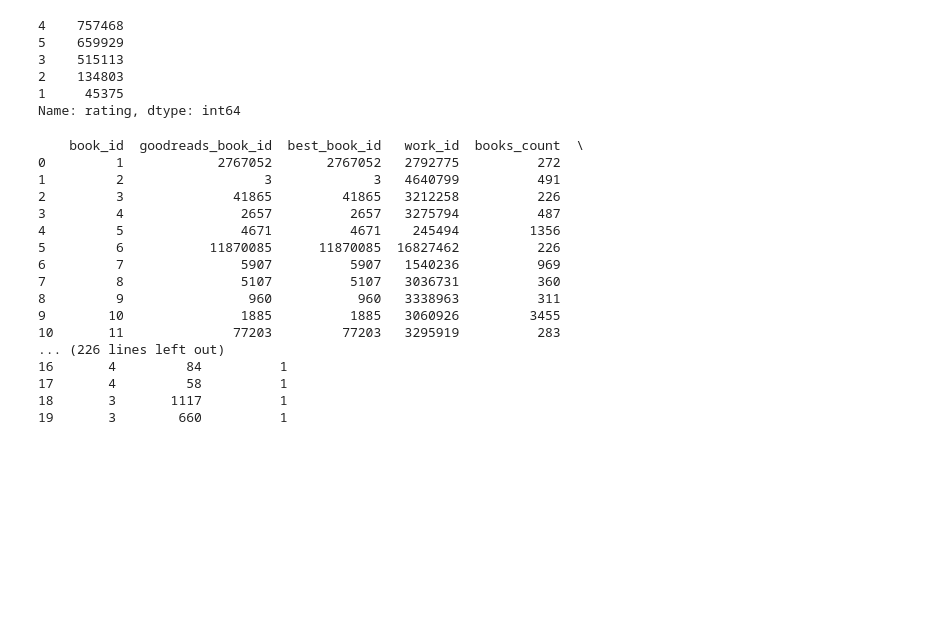
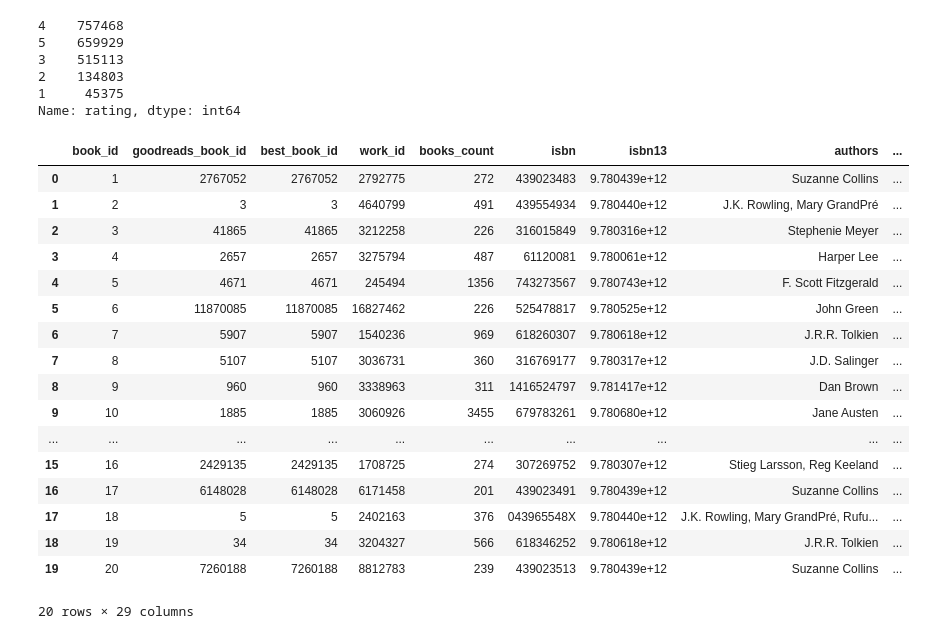
Before and after one commit to Padmapriya-09/Book_Recommender, a Jupyter notebook: data/process_data.ipynb, the cells around one changed output. Saved outputs shown, nothing was run; the diff lists cells and outputs as text; code cells hidden in the pictures; blank space fills up the shorter version.

```diff
--- a/data/process_data.ipynb
+++ b/data/process_data.ipynb
@@ -106,21 +107,21 @@ ratings.to_csv("finalratings.csv", index=False)
-# %%
-print(books.head(20))
-print(ratings.head(20))
-# %% [output]
-    book_id  goodreads_book_id  best_book_id   work_id  books_count  \
-0         1            2767052       2767052   2792775          272
-1         2                  3             3   4640799          491
-2         3              41865         41865   3212258          226
-3         4               2657          2657   3275794          487
-4         5               4671          4671    245494         1356
-5         6           11870085      11870085  16827462          226
-6         7               5907          5907   1540236          969
-7         8               5107          5107   3036731          360
-8         9                960           960   3338963          311
-9        10               1885          1885   3060926         3455
-10       11              77203         77203   3295919          283
-... (226 lines left out)
-16       4         84          1
-17       4         58          1
-18       3       1117          1
-19       3        660          1
+# %%
+books.head(20)
+# %% [output]
+|  | book_id | goodreads_book_id | best_book_id | work_id | books_count | isbn | isbn13 | authors | ... |
+| 0 | 1 | 2767052 | 2767052 | 2792775 | 272 | 439023483 | 9.780439e+12 | Suzanne Collins | ... |
+| 1 | 2 | 3 | 3 | 4640799 | 491 | 439554934 | 9.780440e+12 | J.K. Rowling, Mary GrandPré | ... |
+| 2 | 3 | 41865 | 41865 | 3212258 | 226 | 316015849 | 9.780316e+12 | Stephenie Meyer | ... |
+| 3 | 4 | 2657 | 2657 | 3275794 | 487 | 61120081 | 9.780061e+12 | Harper Lee | ... |
+| 4 | 5 | 4671 | 4671 | 245494 | 1356 | 743273567 | 9.780743e+12 | F. Scott Fitzgerald | ... |
+| 5 | 6 | 11870085 | 11870085 | 16827462 | 226 | 525478817 | 9.780525e+12 | John Green | ... |
+| 6 | 7 | 5907 | 5907 | 1540236 | 969 | 618260307 | 9.780618e+12 | J.R.R. Tolkien | ... |
+| 7 | 8 | 5107 | 5107 | 3036731 | 360 | 316769177 | 9.780317e+12 | J.D. Salinger | ... |
+| 8 | 9 | 960 | 960 | 3338963 | 311 | 1416524797 | 9.781417e+12 | Dan Brown | ... |
+| 9 | 10 | 1885 | 1885 | 3060926 | 3455 | 679783261 | 9.780680e+12 | Jane Austen | ... |
+| ... | ... | ... | ... | ... | ... | ... | ... | ... | ... |
+| 15 | 16 | 2429135 | 2429135 | 1708725 | 274 | 307269752 | 9.780307e+12 | Stieg Larsson, Reg Keeland | ... |
+| 16 | 17 | 6148028 | 6148028 | 6171458 | 201 | 439023491 | 9.780439e+12 | Suzanne Collins | ... |
+| 17 | 18 | 5 | 5 | 2402163 | 376 | 043965548X | 9.780440e+12 | J.K. Rowling, Mary GrandPré, Rufu... | ... |
+| 18 | 19 | 34 | 34 | 3204327 | 566 | 618346252 | 9.780618e+12 | J.R.R. Tolkien | ... |
+| 19 | 20 | 7260188 | 7260188 | 8812783 | 239 | 439023513 | 9.780439e+12 | Suzanne Collins | ... |
+20 rows × 29 columns
```
Also changed, not shown: parts of 4 cells of this notebook, 2 other files.
